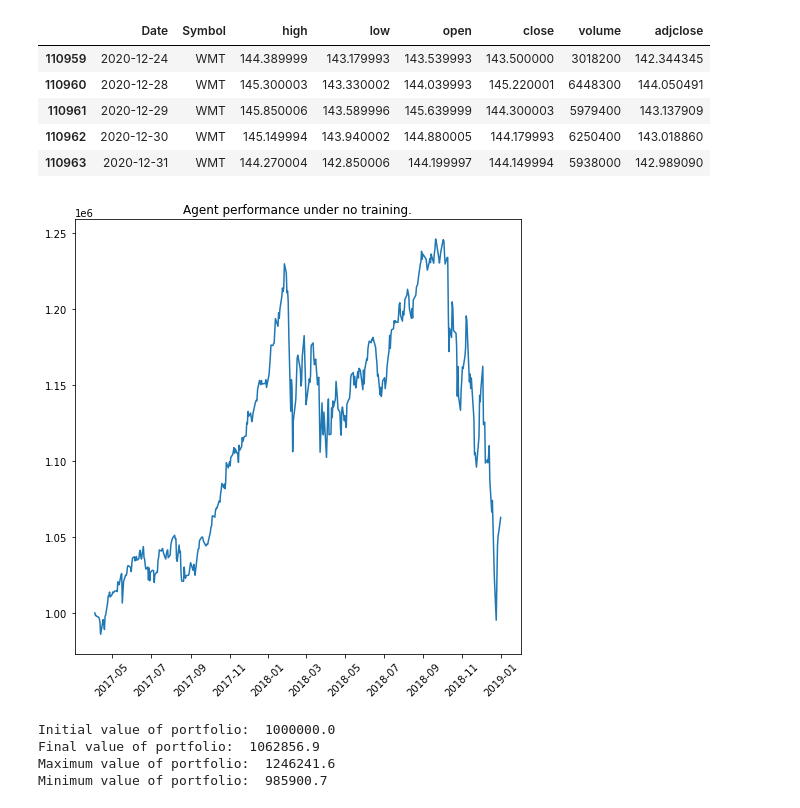
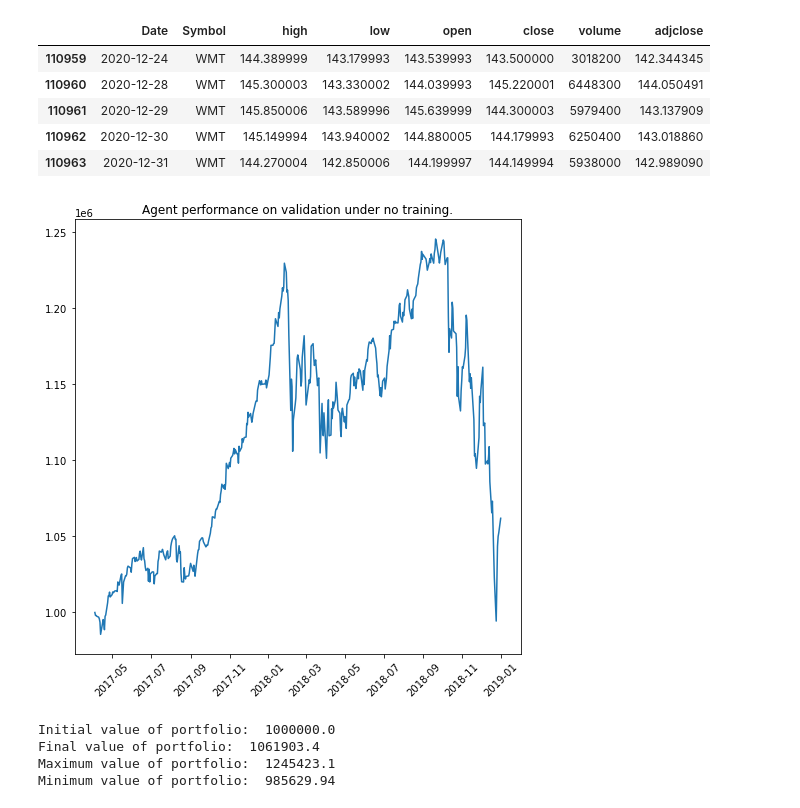
Before and after one commit to rajindermavi/portfolio_management, a Jupyter notebook: portfolio_management/dpm_agent_training.ipynb, the cells around one changed output. Saved outputs shown, nothing was run; the diff lists cells and outputs as text; code cells hidden in the pictures.

```diff
--- a/portfolio_management/dpm_agent_training.ipynb
+++ b/portfolio_management/dpm_agent_training.ipynb
@@ -74,24 +74,24 @@ batched_training_data = np.split(training_data,div[1:-1],axis=1)
 n_stocks = training_data.shape[0]
 n_stock_feats = training_data.shape[2]
 
-agent = Agent(n_stocks,n_stock_feats)
+agent = DPM_Agent(n_stocks,n_stock_feats)
 # %%
 validation_env = TradingEnv(validation_data)
-loss = dpm_loss(validation_env,agent,n_stocks)
+loss = agent_loss(validation_env,agent,n_stocks)
 plt.figure(figsize=(8,8))
 plt.plot(validation_dates[63:], validation_env.portfolio_value_hist)
 plt.xticks(rotation=45)
-plt.title('Agent performance under no training.')
+plt.title('Agent performance on validation under no training.')
 plt.show()
 print('Initial value of portfolio: ',validation_env.portfolio_value_hist[0].numpy())
 print('Final value of portfolio: ',validation_env.portfolio_value_hist[-1].numpy())
 print('Maximum value of portfolio: ',max(validation_env.portfolio_value_hist).numpy())
 print('Minimum value of portfolio: ',min(validation_env.portfolio_value_hist).numpy())
 # %% [output]
-[figure, old version]
+[figure, new version]
 Initial value of portfolio:  1000000.0
-Final value of portfolio:  1062856.9
-Maximum value of portfolio:  1246241.6
-Minimum value of portfolio:  985900.7
+Final value of portfolio:  1061903.4
+Maximum value of portfolio:  1245423.1
+Minimum value of portfolio:  985629.94
 # %%
 
```
Also changed, not shown: parts of 2 cells of this notebook, 10 other files.
